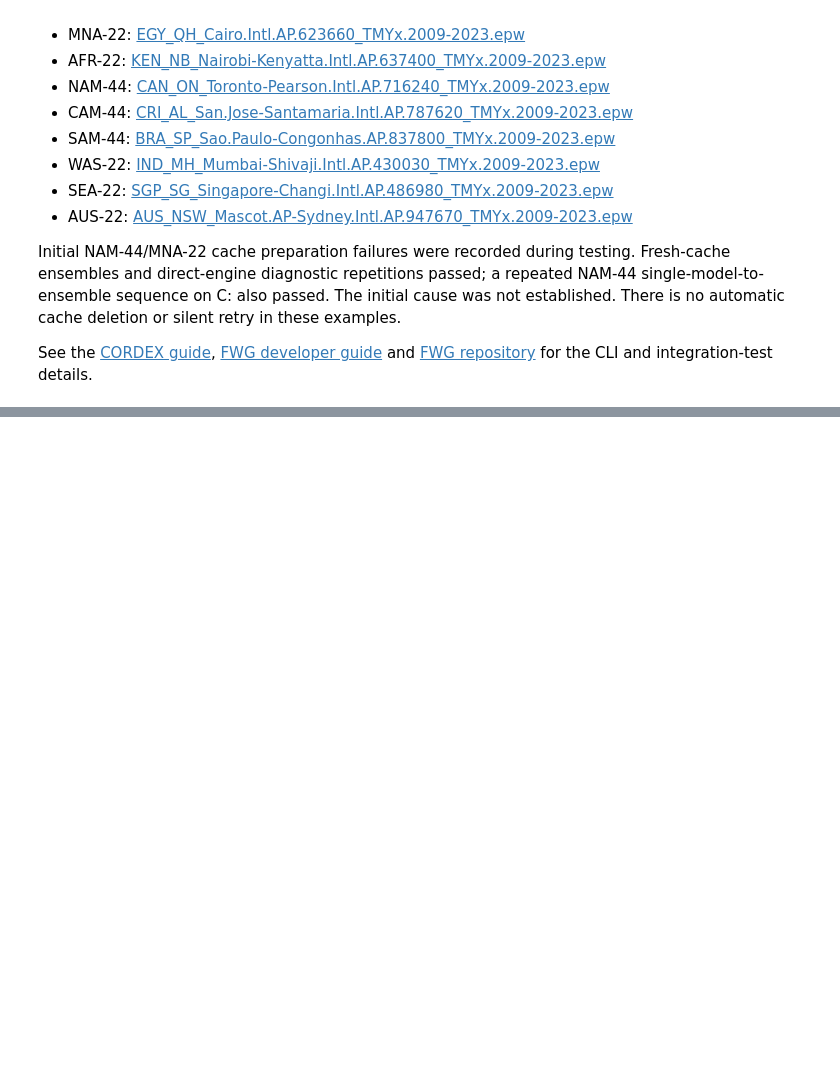
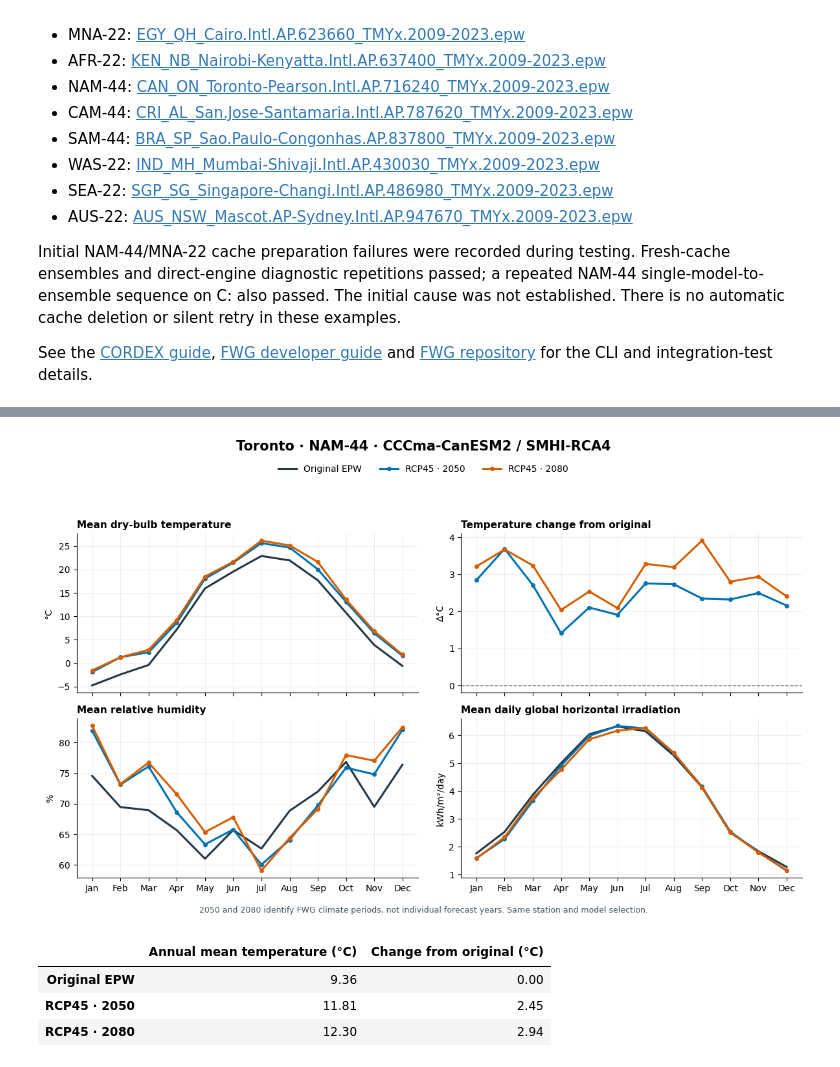
Before and after one commit to dsanchez-garcia/pyfwg, a Jupyter notebook: docs/source/tutorials/cordex_regions_example.ipynb, the cells around one changed output, grey strips where cells are left out. Saved outputs shown, nothing was run; the diff lists cells and outputs as text; code cells hidden in the pictures; blank space fills up the shorter version.

```diff
--- a/docs/source/tutorials/cordex_regions_example.ipynb
+++ b/docs/source/tutorials/cordex_regions_example.ipynb
@@ -48,6 +50,10 @@ if java_executable:
     if not java_path.is_file():
         raise FileNotFoundError(f"Java executable not found: {java_path}")
     os.environ["PATH"] = str(java_path.parent) + os.pathsep + os.environ.get("PATH", "")
-RUN_MORPHING = False
-enable_console_logging()
+RUN_MORPHING = os.environ.get("FWG_RUN_MORPHING", "0") == "1"
+FUTURE_PERIODS = [2050, 2080]
+enable_console_logging(level="WARNING")
+FWG_OUTPUT_DIR = FWG_OUTPUT_DIR / "cordex_regions_example"
+print("Generation enabled:", RUN_MORPHING)
+print("Future climate periods:", FUTURE_PERIODS)
 print("Regional JARs:", FWG_JAR_DIR)
@@ -319,0 +543,11 @@ See the [CORDEX guide](https://pyfwg.readthedocs.io/en/latest/cordex.html), [FWG
+# %%
+compare_climates(
+    FWG_EPW_DIR / "NAM-44.epw", sorted((FWG_OUTPUT_DIR / "regional-direct/NAM-44").glob("*.epw")),
+    "Toronto · NAM-44 · CCCma-CanESM2 / SMHI-RCA4", "toronto-climate-comparison",
+)
+# %% [output]
+[figure, added]
+|  | Annual mean temperature (°C) | Change from original (°C) |
+| Original EPW | 9.36 | 0.00 |
+| RCP45 · 2050 | 11.81 | 2.45 |
+| RCP45 · 2080 | 12.30 | 2.94 |
```
Also changed, not shown: parts of 17 cells of this notebook, 20 other files.
